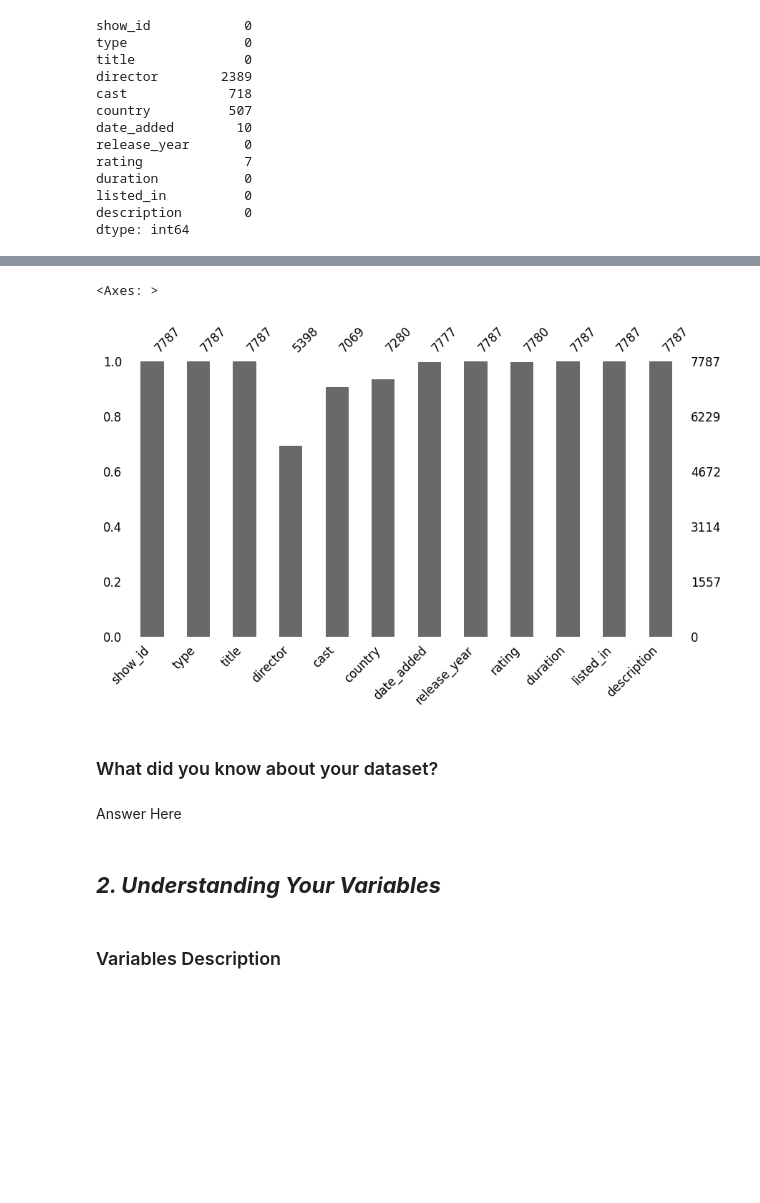
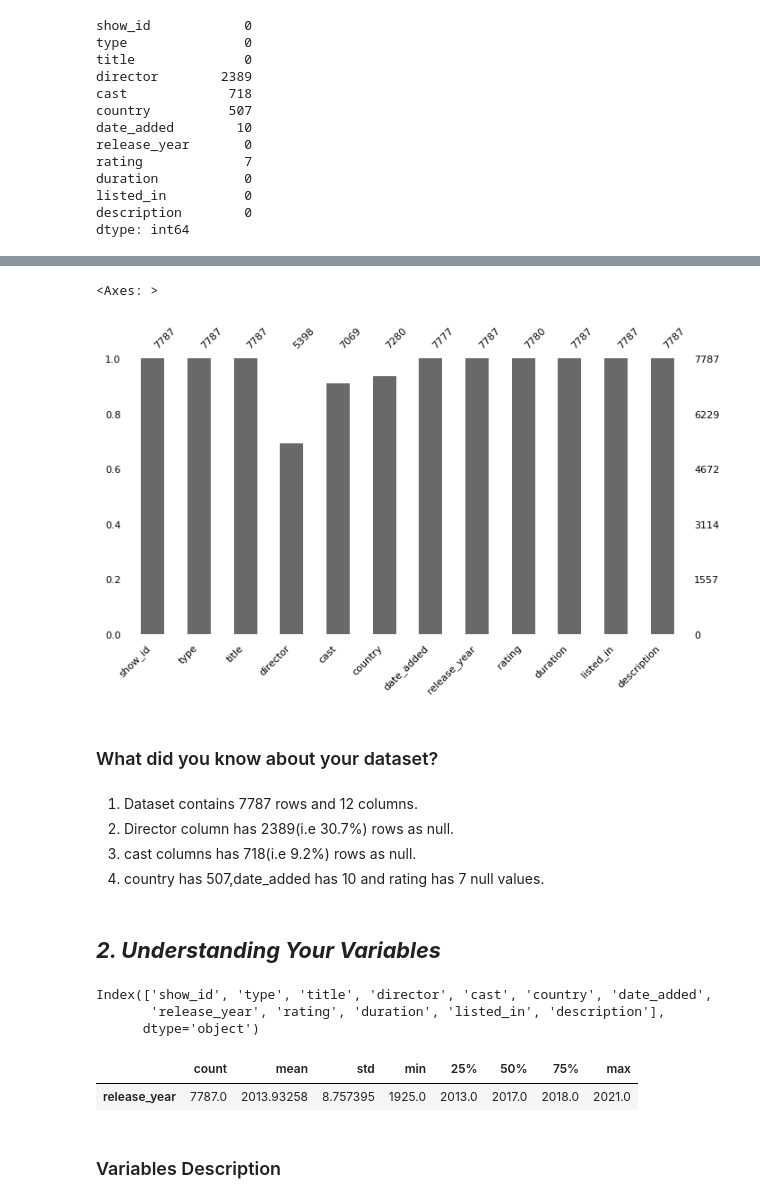
Before and after one commit to Jeetesh-KumarM/CAPSTONE-PROJECT--3--CLUSTERING, a Jupyter notebook: Netflix_Movies_and_TV_Shows_Clustering.ipynb, the cells around one changed output, grey strips where cells are left out. Saved outputs shown, nothing was run; the diff lists cells and outputs as text; code cells hidden in the pictures; blank space fills up the shorter version.

```diff
--- a/Netflix_Movies_and_TV_Shows_Clustering.ipynb
+++ b/Netflix_Movies_and_TV_Shows_Clustering.ipynb
@@ -197,20 +214,32 @@ dtype: int64
 # %%
 # Visualizing the missing values
 import missingno as msno
-msno.bar(df, figsize=(10,5), fontsize=12)
+msno.bar(df, figsize=(8,4), fontsize=8)
 # %% [output]
 <Axes: >
-[figure, old version]
+[figure, new version]
 # %% [markdown]
 ### What did you know about your dataset?
-# %% [markdown]
-Answer Here
+# %% [markdown]
+1. Dataset contains 7787 rows and 12 columns.
+2. Director column has 2389(i.e 30.7%) rows as null.
+3. cast columns has 718(i.e 9.2%) rows as null.
+4. country has 507,date_added has 10 and rating has 7 null values.
 # %% [markdown]
 ## ***2. Understanding Your Variables***
 # %%
 # Dataset Columns
+df.columns
+# %% [output]
+Index(['show_id', 'type', 'title', 'director', 'cast', 'country', 'date_added',
+       'release_year', 'rating', 'duration', 'listed_in', 'description'],
+      dtype='object')
 # %%
 # Dataset Describe
+df.describe().T
+# %% [output]
+|  | count | mean | std | min | 25% | 50% | 75% | max |
+| release_year | 7787.0 | 2013.93258 | 8.757395 | 1925.0 | 2013.0 | 2017.0 | 2018.0 | 2021.0 |
 # %% [markdown]
 ### Variables Description
 # %% [markdown]
```
Also changed, not shown: parts of 7 cells of this notebook.
